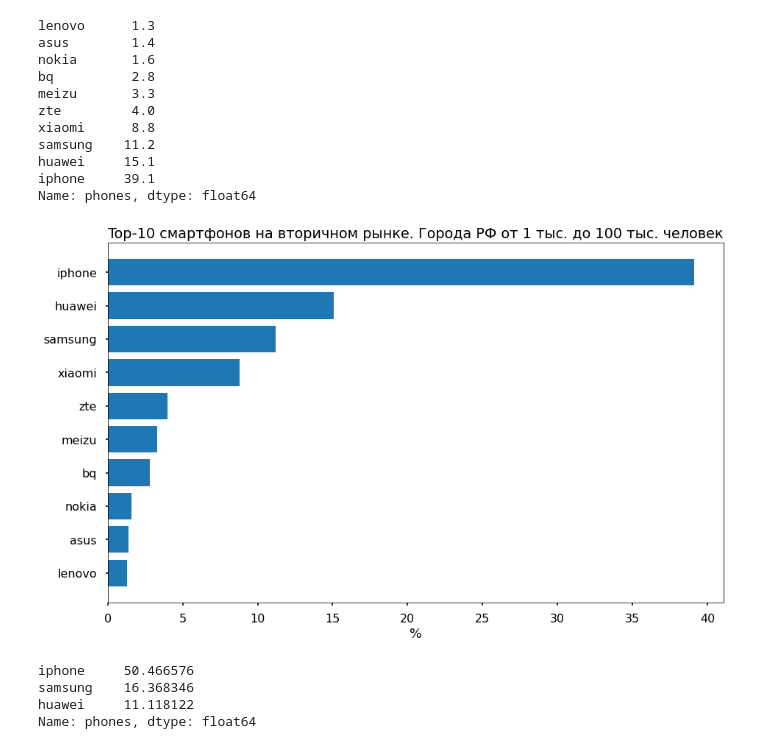
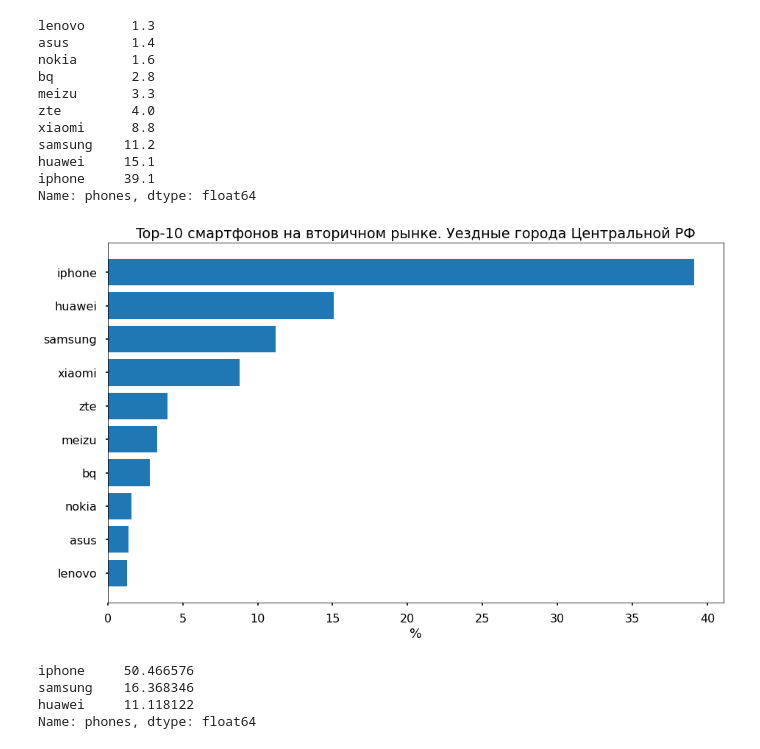
Before and after one commit to Myonin/avito_scraping, a Jupyter notebook: phones.ipynb, the cells around one changed output. Drawn from its saved outputs; the diff is of its cells as text; code cells hidden in the pictures.

```diff
--- a/phones.ipynb
+++ b/phones.ipynb
@@ -84,12 +84,12 @@ iphone     39.1
 Name: phones, dtype: float64
 # %%
 plt.figure(figsize=(15, 9))
-plt.title('Top-10 смартфонов на вторичном рынке. Города РФ от 1 тыс. до 100 тыс. человек')
+plt.title('Top-10 смартфонов на вторичном рынке. Уездные города Центральной РФ')
 plt.xlabel('%')
 plt.barh(top_villages.index, top_villages.values)
 plt.show()
 # %% [output]
-[figure, old version]
+[figure, new version]
 # %%
 df_region.phones.value_counts()[0:3]/df_region.phones.value_counts().sum()*100
 # %% [output]
```
Also changed, not shown: 1 other file.
